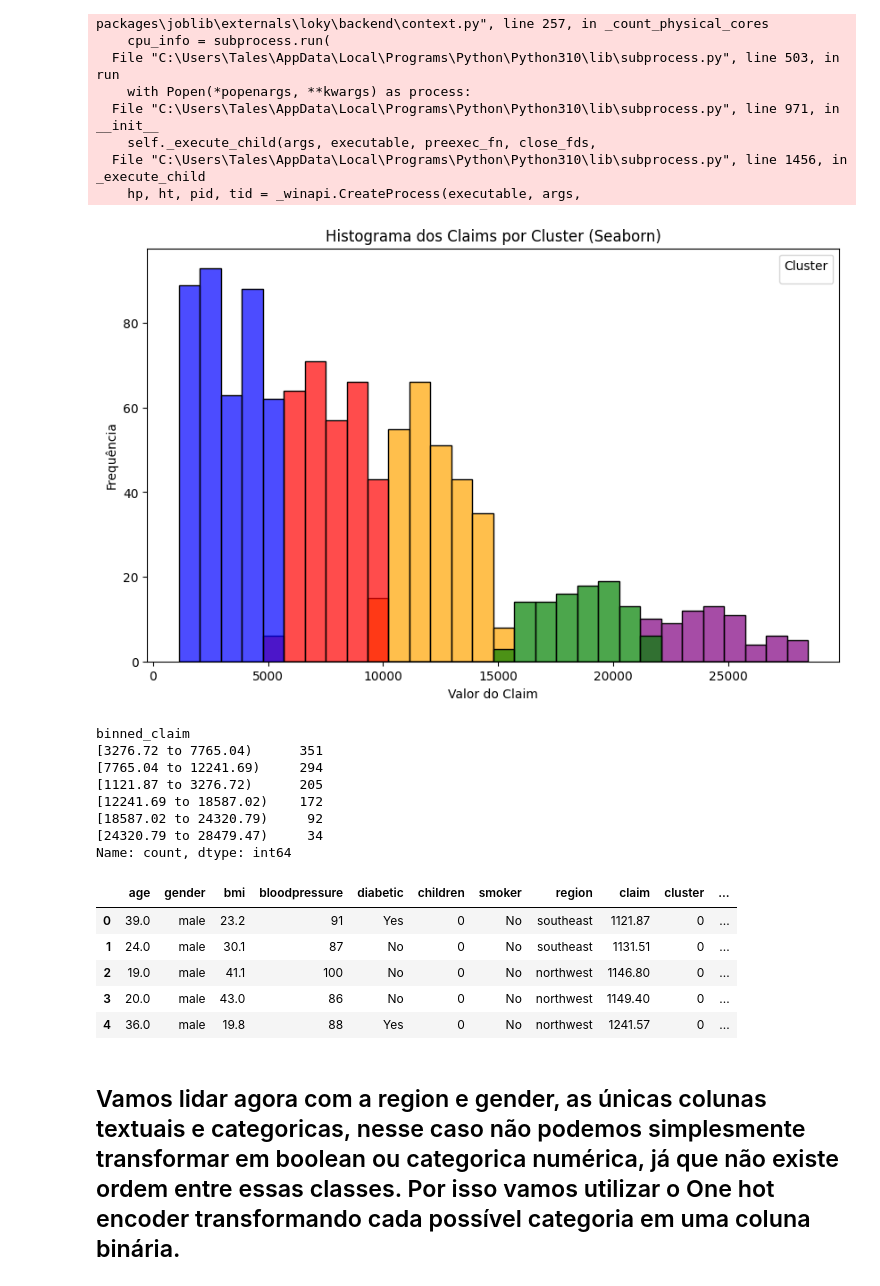
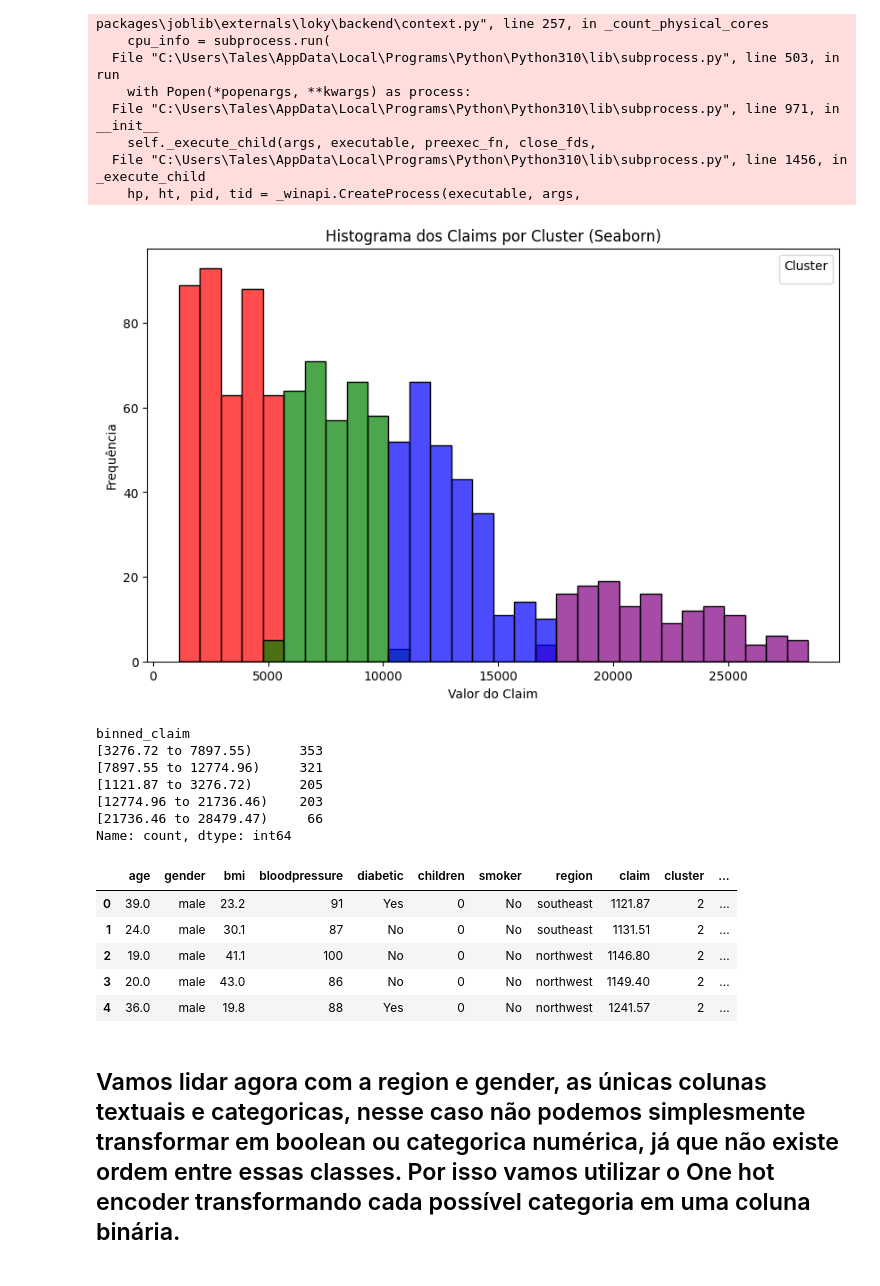
Before and after one commit to TalesVMAlves/Classificador-Seguros, a Jupyter notebook: preProcessamento.ipynb, the cells around one changed output. Cells and saved outputs as stored; diff of their text form; code cells hidden in the pictures.

Commit message:
Testando diferentes número de clusters

```diff
--- a/preProcessamento.ipynb
+++ b/preProcessamento.ipynb
@@ -153,7 +153,7 @@ def create_cluster_bins(df, column, num_clusters):
     df['binned_claim'] = pd.cut(df[column], bins=bins, labels=labels, include_lowest=True, right=False)
     return df
 
-df_binned = create_cluster_bins(df_sem_outliers, 'claim', 5)
+df_binned = create_cluster_bins(df_sem_outliers, 'claim', 4)
 # %% [output]
 [WinError 2] The system cannot find the file specified
 Returning the number of logical cores instead. You can silence this warning by setting LOKY_MAX_CPU_COUNT to the number of cores you want to use.
@@ -167,37 +167,47 @@ Returning the number of logical cores instead. You can silence this warning by s
   File "C:\Users\Tales\AppData\Local\Programs\Python\Python310\lib\subprocess.py", line 1456, in _execute_child
     hp, ht, pid, tid = _winapi.CreateProcess(executable, args,
 # %%
-cores = {0: 'blue', 1: 'green', 2: 'red', 3: 'purple', 4: 'orange'}
+cores = {
+    0: 'blue',
+    1: 'green',
+    2: 'red',
+    3: 'purple',
+    4: 'orange',
+    5: 'brown',
+    6: 'pink',
+    7: 'gray',
+    8: 'cyan',
+    9: 'lime'
+}
 
 plt.figure(figsize=(10, 6))
 sns.histplot(data=df_binned, x='claim', hue='cluster', palette=cores, bins=30, kde=False, alpha=0.7, legend=True)
 plt.xlabel("Valor do Claim")
 plt.ylabel("Frequência")
 plt.title("Histograma dos Claims por Cluster (Seaborn)")
 plt.legend(title='Cluster')
 plt.show()
 # %% [output]
-[figure, old version]
+[figure, new version]
 # %%
 df_binned['binned_claim'].value_counts()
 # %% [output]
 binned_claim
-[3276.72 to 7765.04)      351
-[7765.04 to 12241.69)     294
+[3276.72 to 7897.55)      353
+[7897.55 to 12774.96)     321
 [1121.87 to 3276.72)      205
-[12241.69 to 18587.02)    172
-[18587.02 to 24320.79)     92
-[24320.79 to 28479.47)     34
+[12774.96 to 21736.46)    203
+[21736.46 to 28479.47)     66
 Name: count, dtype: int64
 # %%
 df_binned.head()
 # %% [output]
 |  | age | gender | bmi | bloodpressure | diabetic | children | smoker | region | claim | cluster | ... |
-| 0 | 39.0 | male | 23.2 | 91 | Yes | 0 | No | southeast | 1121.87 | 0 | ... |
-| 1 | 24.0 | male | 30.1 | 87 | No | 0 | No | southeast | 1131.51 | 0 | ... |
-| 2 | 19.0 | male | 41.1 | 100 | No | 0 | No | northwest | 1146.80 | 0 | ... |
-| 3 | 20.0 | male | 43.0 | 86 | No | 0 | No | northwest | 1149.40 | 0 | ... |
-| 4 | 36.0 | male | 19.8 | 88 | Yes | 0 | No | northwest | 1241.57 | 0 | ... |
+| 0 | 39.0 | male | 23.2 | 91 | Yes | 0 | No | southeast | 1121.87 | 2 | ... |
+| 1 | 24.0 | male | 30.1 | 87 | No | 0 | No | southeast | 1131.51 | 2 | ... |
+| 2 | 19.0 | male | 41.1 | 100 | No | 0 | No | northwest | 1146.80 | 2 | ... |
+| 3 | 20.0 | male | 43.0 | 86 | No | 0 | No | northwest | 1149.40 | 2 | ... |
+| 4 | 36.0 | male | 19.8 | 88 | Yes | 0 | No | northwest | 1241.57 | 2 | ... |
 # %% [markdown]
 ## Vamos lidar agora com a region e gender, as únicas colunas textuais e categoricas, nesse caso não podemos simplesmente transformar em boolean ou categorica numérica, já que não existe ordem entre essas classes. Por isso vamos utilizar o One hot encoder transformando cada possível categoria em uma coluna binária.
 # %%
```
Also changed, not shown: parts of 2 cells of this notebook.
